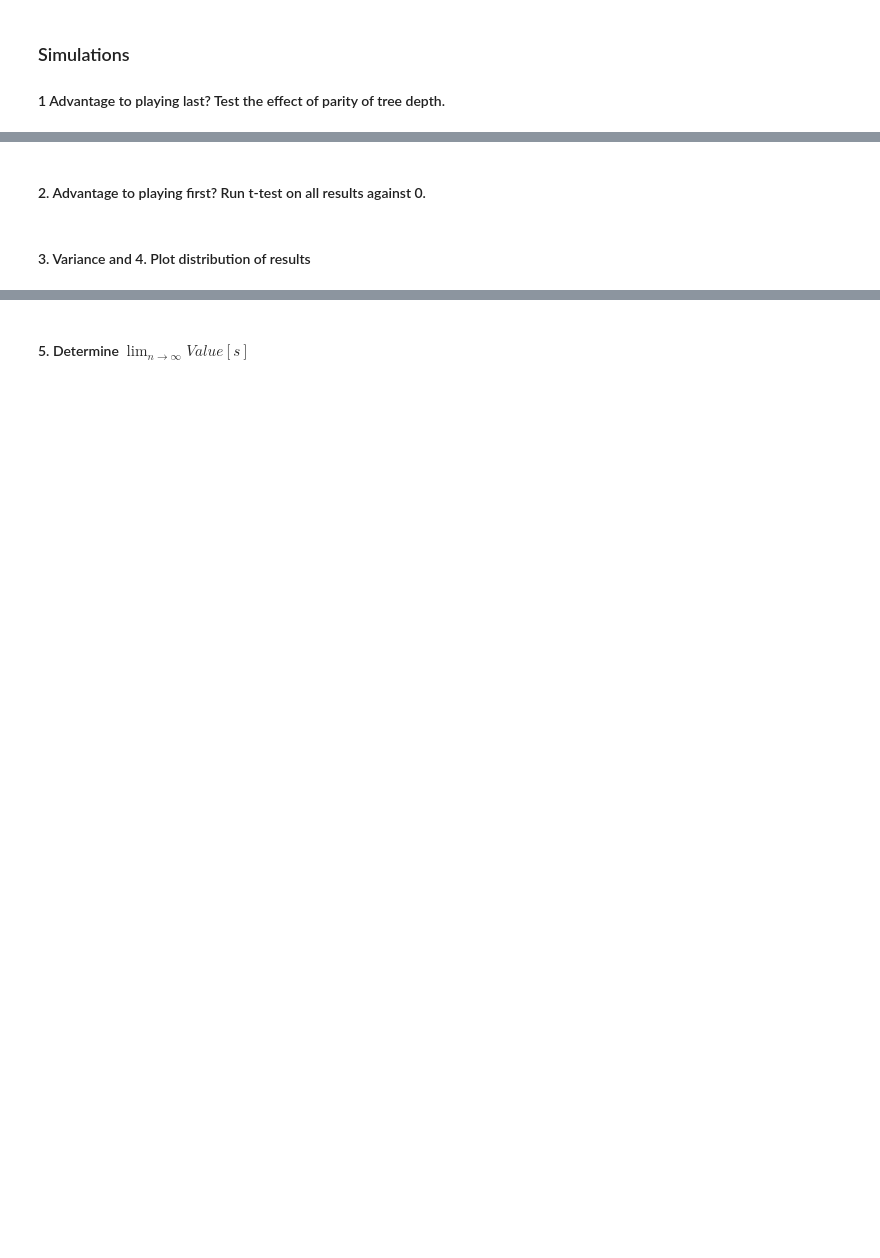
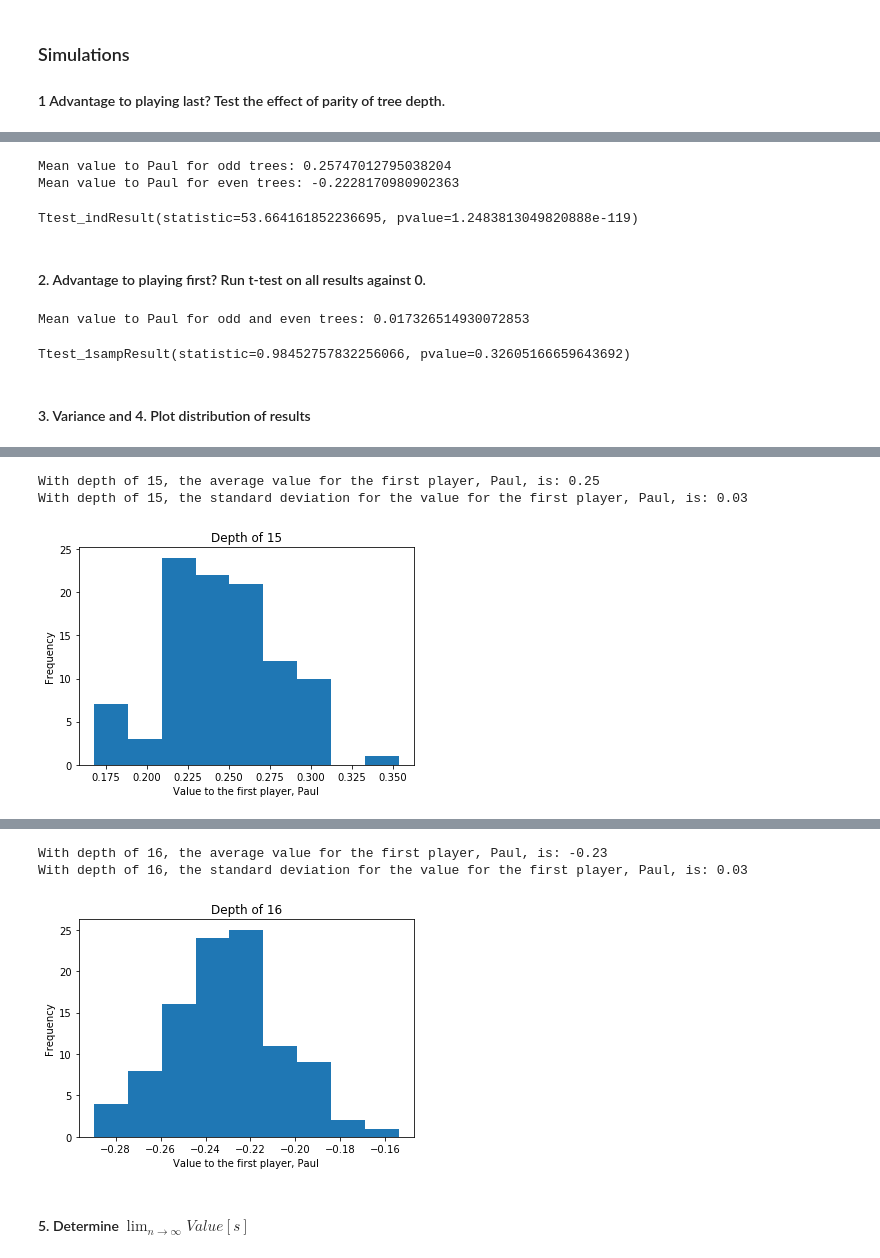
Before and after one commit to Shasha-Lin/Minimax_Game, a Jupyter notebook: FA_Games.ipynb, the cells around one changed output, grey strips where cells are left out. Saved outputs shown, nothing was run; the diff lists cells and outputs as text; code cells hidden in the pictures; blank space fills up the shorter version.

```diff
--- a/FA_Games.ipynb
+++ b/FA_Games.ipynb
@@ -87,8 +94,8 @@ def print_value(tree):
 # %%
 def DFS_visit(tree, depth=0, key=0, Paul=True):
     '''Computes the value for each node'''
-    node = tree[depth][key]
-    if not node.value:
+    current_node = tree[depth][key]
+    if not current_node.value:
         DFS_visit(tree, depth+1, 2*key, Paul=not Paul)  # Left
         DFS_visit(tree, depth+1, 2*key+1, Paul=not Paul)  # Right
 
@@ -98,29 +105,29 @@ def DFS_visit(tree, depth=0, key=0, Paul=True):
         if left_child.value:
             if right_child.value:
                 if Paul:  # Maximizing player
-                    node.value = max(left_child.value, right_child.value)
+                    current_node.value = max(left_child.value, right_child.value)
                 else:  # Minimizing player
-                    node.value = min(left_child.value, right_child.value)
+                    current_node.value = min(left_child.value, right_child.value)
 
 def DFS_visit_fast(tree, depth=0, key=0, alpha=-inf, beta=inf, Paul=True):
     '''Computes the values for nodes with alpha-beta pruning to limit search'''
-    node = tree[depth][key]
-    if not node.value:
-        LEFT = tree[depth+1][2*key]
-        RIGHT = tree[depth+1][2*key+1]
+    current_node = tree[depth][key]
+    if not current_node.value:
+        left_child = tree[depth+1][2*key]
+        right_child = tree[depth+1][2*key+1]
 
         if Paul:  # Maximizing player
             v = -inf
 
             # Left
             DFS_visit_fast(tree, depth+1, 2*key, alpha, beta, Paul=not Paul)
-            v = max(v, tree[depth+1][2*key].value)
+            v = max(v, left_child.value)
             alpha = max(alpha, v)
 
             # Right
             if beta > alpha:
                 DFS_visit_fast(tree, depth+1, 2*key+1, alpha, beta, Paul=not Paul)
-                v = max(v, tree[depth+1][2*key+1].value)
+                v = max(v, right_child.value)
                 alpha = max(alpha, v)
 
         else:  # Minimizing player
@@ -128,21 +135,21 @@ def DFS_visit_fast(tree, depth=0, key=0, alpha=-inf, beta=inf, Paul=True):
 
             # Left
             DFS_visit_fast(tree, depth+1, 2*key, alpha, beta, Paul=not Paul)
-            v = min(v, tree[depth+1][2*key].value)
+            v = min(v, left_child.value)
             beta = min(beta, v)
 
             # Right
             if beta > alpha:
                 DFS_visit_fast(tree, depth+1, 2*key+1, alpha, beta, Paul=not Paul)
-                v = min(v, tree[depth+1][2*key+1].value)
+                v = min(v, right_child.value)
                 beta = min(beta, v)
 
-        node.value = v
+        current_node.value = v
 # %% [markdown]
 ### Example
 # %%
 # Example tree:
-n = 15
+n = 4
 
 t0 = time.time()
 example = make_tree(n)
@@ -200,7 +219,9 @@ odd_numbers = even_numbers + plus_or_minus
 # Build the trees
 even_trees = [make_tree_fast(n) for n in even_numbers]
 odd_trees = [make_tree_fast(n) for n in odd_numbers]
+%notify -m "Tree building for even and odd trees"
 
 # Compute values for the trees
 for tree in even_trees + odd_trees:
-    DFS_visit_fast(tree[0][0])
+    DFS_visit_fast(tree)
+%notify -m "Value computation for even and odd trees"
@@ -211,6 +235,10 @@ print('Mean value to Paul for odd trees: {}\nMean value to Paul for even trees:
 stats.ttest_ind(odd_values, even_values, equal_var=False)
 # No advantage to playing last if pvalue > 0.05
 # Advantage to playing last if pvalue < 0.05
+# %% [output]
+Mean value to Paul for odd trees: 0.25747012795038204
+Mean value to Paul for even trees: -0.2228170980902363
+Ttest_indResult(statistic=53.664161852236695, pvalue=1.2483813049820888e-119)
 # %% [markdown]
 #### 2. Advantage to playing first? Run t-test on all results against 0.
 # %%
@@ -219,13 +247,18 @@ print('Mean value to Paul for odd and even trees: {}'.format(np.mean(values)))
 stats.ttest_1samp(values, popmean=0)
 # No advantage to playing first if pvalue > 0.05
 # Advantage to playing first if pvalue < 0.05
+# %% [output]
+Mean value to Paul for odd and even trees: 0.017326514930072853
+Ttest_1sampResult(statistic=0.98452757832256066, pvalue=0.32605166659643692)
 # %% [markdown]
 #### 3. Variance and 4. Plot distribution of results
 # %%
 ns = [15]*100
 trees15 = [make_tree_fast(n) for n in ns]
+%notify -m "Tree building for variance analysis (part 1)"
 for tree in trees15:
-    DFS_visit_fast(tree[0][0])
+    DFS_visit_fast(tree)
+%notify -m "Value computation for variance analysis (part 1)"
 
 values = [get_value(tree) for tree in trees15]
 print('With depth of %d, the average value for the first player, Paul, is: %.2f' % (ns[0], np.mean(values)))
@@ -239,8 +272,10 @@ plt.show()
 
 ns = [16]*100
 trees16 = [make_tree_fast(n) for n in ns]
+%notify -m "Tree building for variance analysis (part 2)"
 for tree in trees16:
-    DFS_visit_fast(tree[0][0])
+    DFS_visit_fast(tree)
+%notify -m "Value computation for variance analysis (part 2)"
 
 values = [get_value(tree) for tree in trees16]
 print('With depth of %d, the average value for the first player, Paul, is: %.2f' % (ns[0], np.mean(values)))
@@ -251,3 +286,4 @@ plt.xlabel('Value to the first player, Paul')
 plt.ylabel('Frequency')
 plt.title('Depth of %d' % ns[0])
 plt.show()
+# %% [output]
@@ -253,0 +292,3 @@ plt.show()
+With depth of 15, the average value for the first player, Paul, is: 0.25
+With depth of 15, the standard deviation for the value for the first player, Paul, is: 0.03
+[figure, added]
@@ -254,3 +297,6 @@ plt.show()
+With depth of 16, the average value for the first player, Paul, is: -0.23
+With depth of 16, the standard deviation for the value for the first player, Paul, is: 0.03
+[figure, added]
 # %% [markdown]
 #### 5. Determine $\lim_{n\rightarrow \infty}Value[s]$
 # %%
```
Also changed, not shown: parts of 5 cells of this notebook.
